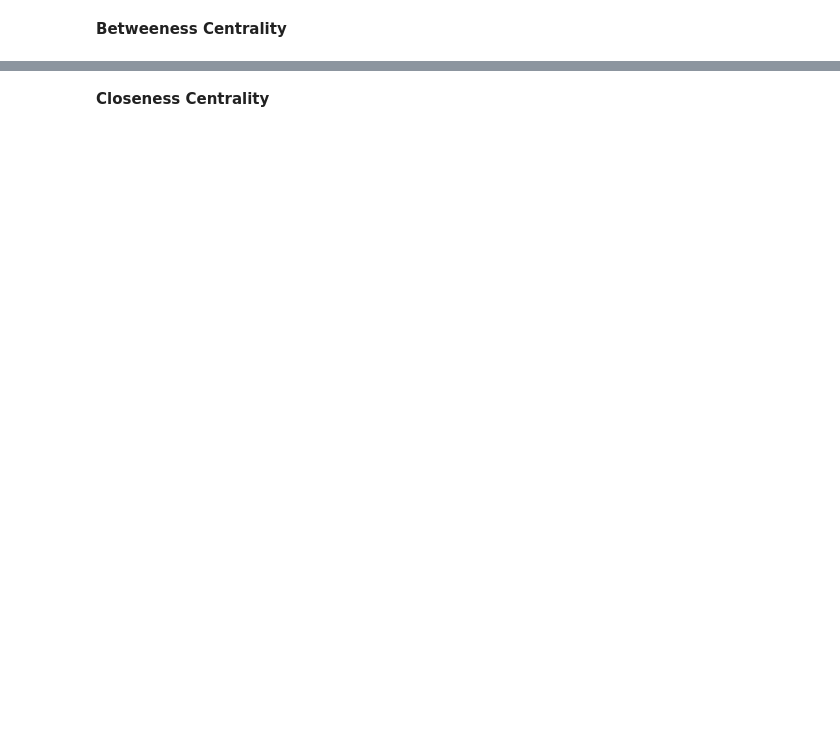
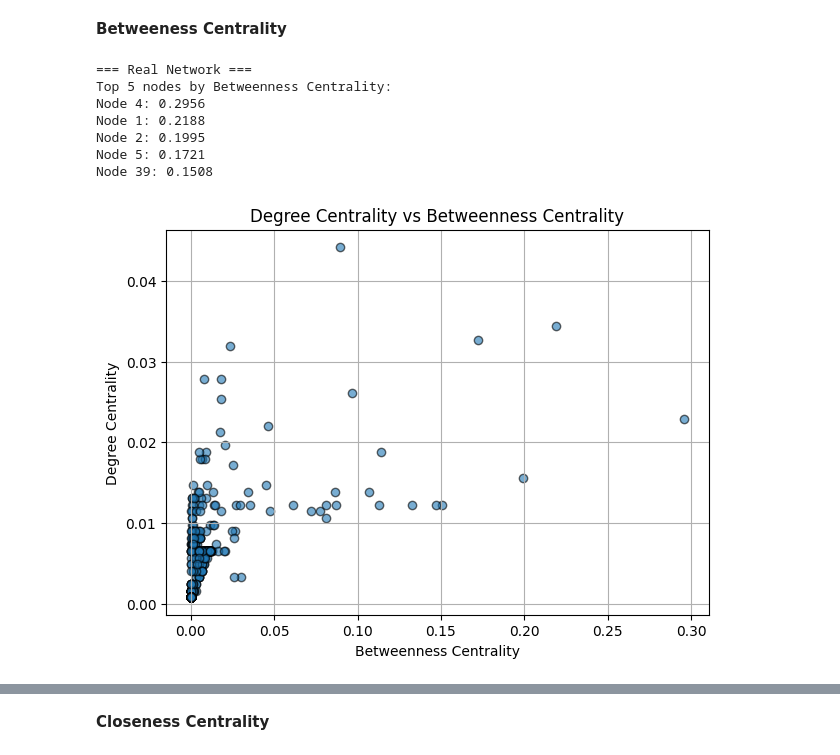
Before and after one commit to Master-HPC-2025/SNA-steam, a Jupyter notebook: project.ipynb, the cells around one changed output, grey strips where cells are left out. Saved outputs shown, nothing was run; the diff lists cells and outputs as text; code cells hidden in the pictures; blank space fills up the shorter version.

Commit message:
Added Important Nodes

```diff
--- a/project.ipynb
+++ b/project.ipynb
@@ -401,2 +435,14 @@ Average Shortest Path Length: 3.763694572367461
 # %% [markdown]
 **Betweeness Centrality**
+# %%
+bc = compute_and_display_betweenness_centrality(G, "Real Network")
+plot_vs_degree(G, bc, "Degree Centrality vs Betweenness Centrality", "Betweenness Centrality", "Degree Centrality")
+# %% [output]
+=== Real Network ===
+Top 5 nodes by Betweenness Centrality:
+Node 4: 0.2956
+Node 1: 0.2188
+Node 2: 0.1995
+Node 5: 0.1721
+Node 39: 0.1508
+[figure, added]
```
Also changed, not shown: parts of 7 cells of this notebook.
